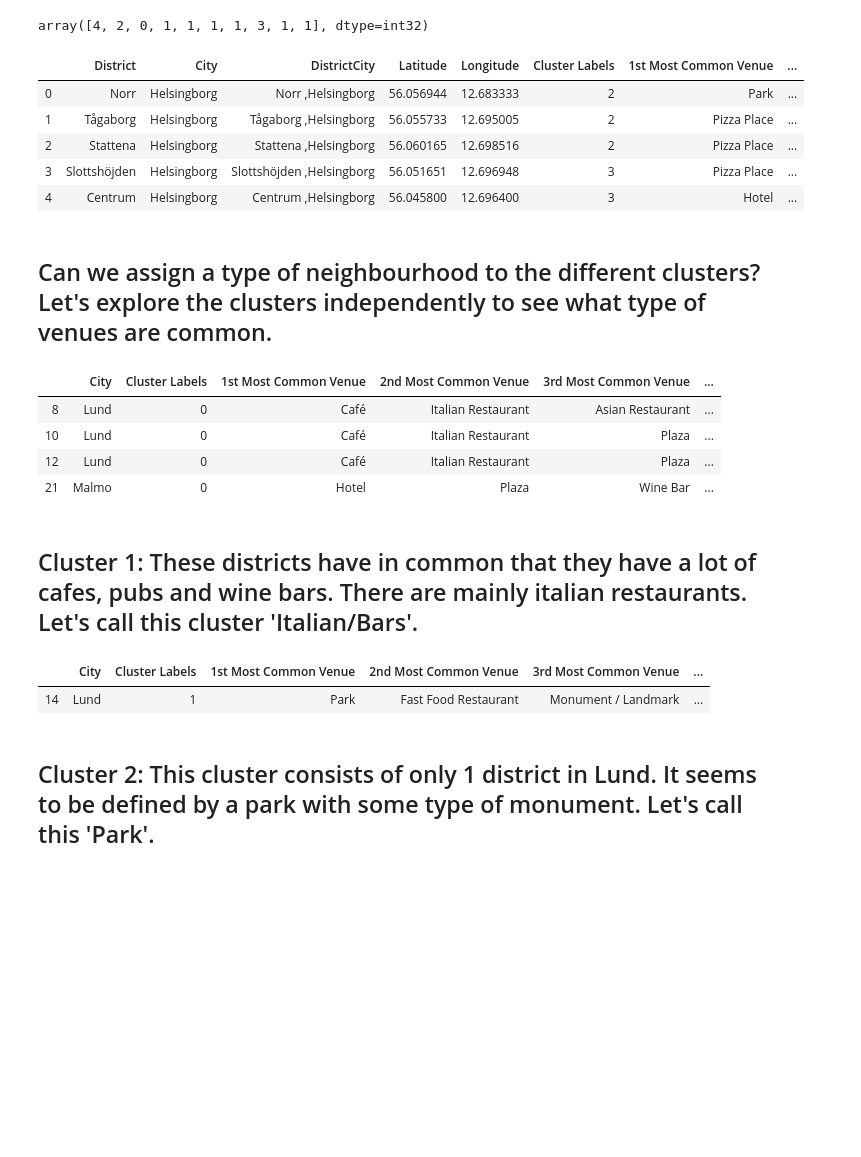
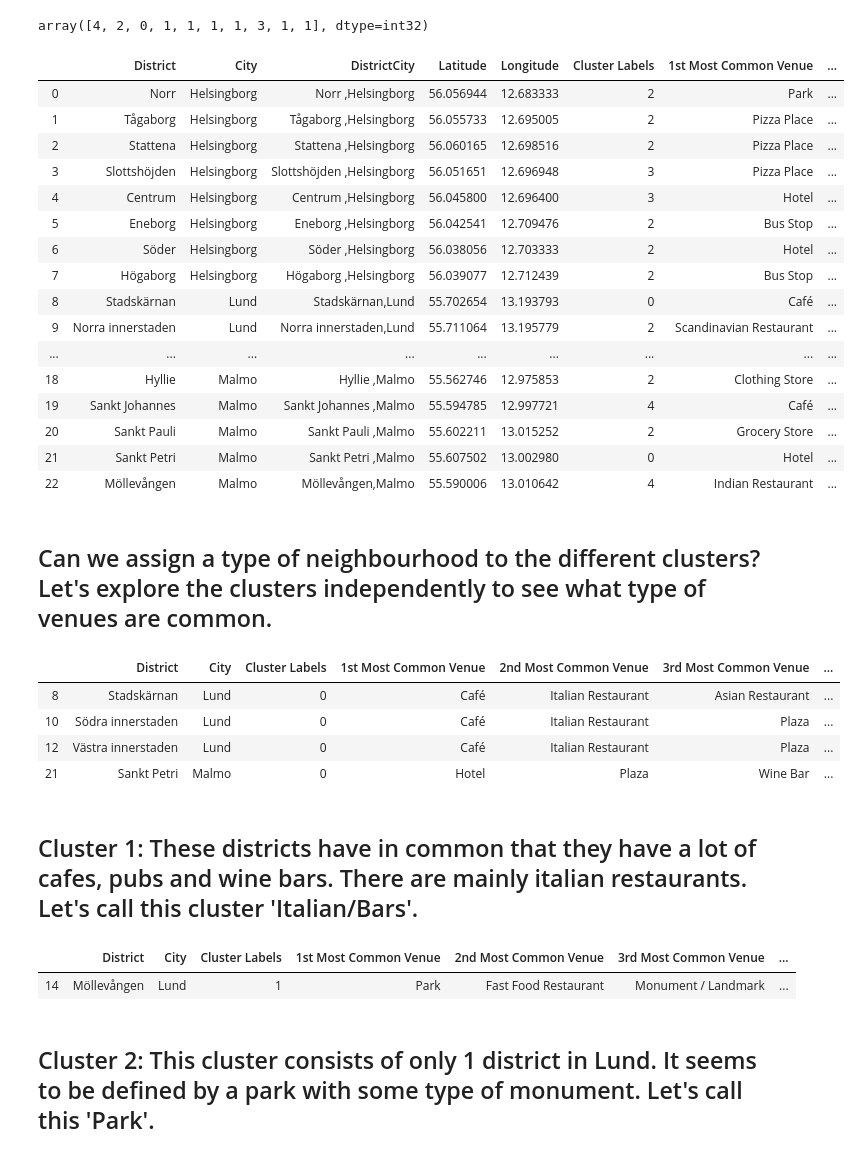
Before and after one commit to raissagithub/CourseraCapstone, a Jupyter notebook: CapstoneProject.ipynb, the cells around one changed output. Saved outputs shown, nothing was run; the diff lists cells and outputs as text; code cells hidden in the pictures; blank space fills up the shorter version.

```diff
--- a/CapstoneProject.ipynb
+++ b/CapstoneProject.ipynb
@@ -659,42 +658,53 @@ district_venues_sorted.insert(0, 'Cluster Labels', kmeans.labels_)
 # %% [output]
 array([4, 2, 0, 1, 1, 1, 1, 3, 1, 1], dtype=int32)
 # %%
-# merge toronto_grouped with toronto_data to add latitude/longitude for each neighborhood
+# merge data to add latitude/longitude for each neighborhood
 df2_merged = df2.join(district_venues_sorted.set_index('DistrictCity'), on='DistrictCity')
 
 df2_merged.head() # check the last columns!
 
 df2_merged.loc[df2_merged['Cluster Labels'] == 0, df2_merged.columns[[1] + list(range(5, df2_merged.shape[1]))]]
 df2_merged = df2_merged.reset_index().drop(columns="index")
-df2_merged.head()
+df2_merged.head(23)
 # %% [output]
 |  | District | City | DistrictCity | Latitude | Longitude | Cluster Labels | 1st Most Common Venue | ... |
 | 0 | Norr | Helsingborg | Norr ,Helsingborg | 56.056944 | 12.683333 | 2 | Park | ... |
 | 1 | Tågaborg | Helsingborg | Tågaborg ,Helsingborg | 56.055733 | 12.695005 | 2 | Pizza Place | ... |
 | 2 | Stattena | Helsingborg | Stattena ,Helsingborg | 56.060165 | 12.698516 | 2 | Pizza Place | ... |
 | 3 | Slottshöjden | Helsingborg | Slottshöjden ,Helsingborg | 56.051651 | 12.696948 | 3 | Pizza Place | ... |
 | 4 | Centrum | Helsingborg | Centrum ,Helsingborg | 56.045800 | 12.696400 | 3 | Hotel | ... |
+| 5 | Eneborg | Helsingborg | Eneborg ,Helsingborg | 56.042541 | 12.709476 | 2 | Bus Stop | ... |
+| 6 | Söder | Helsingborg | Söder ,Helsingborg | 56.038056 | 12.703333 | 2 | Hotel | ... |
+| 7 | Högaborg | Helsingborg | Högaborg ,Helsingborg | 56.039077 | 12.712439 | 2 | Bus Stop | ... |
+| 8 | Stadskärnan | Lund | Stadskärnan,Lund | 55.702654 | 13.193793 | 0 | Café | ... |
+| 9 | Norra innerstaden | Lund | Norra innerstaden,Lund | 55.711064 | 13.195779 | 2 | Scandinavian Restaurant | ... |
+| ... | ... | ... | ... | ... | ... | ... | ... | ... |
+| 18 | Hyllie | Malmo | Hyllie ,Malmo | 55.562746 | 12.975853 | 2 | Clothing Store | ... |
+| 19 | Sankt Johannes | Malmo | Sankt Johannes ,Malmo | 55.594785 | 12.997721 | 4 | Café | ... |
+| 20 | Sankt Pauli | Malmo | Sankt Pauli ,Malmo | 55.602211 | 13.015252 | 2 | Grocery Store | ... |
+| 21 | Sankt Petri | Malmo | Sankt Petri ,Malmo | 55.607502 | 13.002980 | 0 | Hotel | ... |
+| 22 | Möllevången | Malmo | Möllevången,Malmo | 55.590006 | 13.010642 | 4 | Indian Restaurant | ... |
 # %% [markdown]
 ## Can we assign a type of neighbourhood to the different clusters? Let's explore the clusters independently to see what type of venues are common.
 # %%
 # Let's examine the different clusters
 
-df2_merged.loc[df2_merged['Cluster Labels'] == 0, df2_merged.columns[[1] + list(range(5, df2_merged.shape[1]))]]
+df2_merged.loc[df2_merged['Cluster Labels'] == 0, df2_merged.columns[[0,1] + list(range(5, df2_merged.shape[1]))]]
 # %% [output]
-|  | City | Cluster Labels | 1st Most Common Venue | 2nd Most Common Venue | 3rd Most Common Venue | ... |
-| 8 | Lund | 0 | Café | Italian Restaurant | Asian Restaurant | ... |
-| 10 | Lund | 0 | Café | Italian Restaurant | Plaza | ... |
-| 12 | Lund | 0 | Café | Italian Restaurant | Plaza | ... |
-| 21 | Malmo | 0 | Hotel | Plaza | Wine Bar | ... |
+|  | District | City | Cluster Labels | 1st Most Common Venue | 2nd Most Common Venue | 3rd Most Common Venue | ... |
+| 8 | Stadskärnan | Lund | 0 | Café | Italian Restaurant | Asian Restaurant | ... |
+| 10 | Södra innerstaden | Lund | 0 | Café | Italian Restaurant | Plaza | ... |
+| 12 | Västra innerstaden | Lund | 0 | Café | Italian Restaurant | Plaza | ... |
+| 21 | Sankt Petri | Malmo | 0 | Hotel | Plaza | Wine Bar | ... |
 # %% [markdown]
 ## Cluster 1: These districts have in common that they have a lot of cafes, pubs and wine bars. There are mainly italian restaurants. Let's call this cluster 'Italian/Bars'.
 # %%
 # Let's examine the different clusters
 
-df2_merged.loc[df2_merged['Cluster Labels'] == 1, df2_merged.columns[[1] + list(range(5, df2_merged.shape[1]))]]
+df2_merged.loc[df2_merged['Cluster Labels'] == 1, df2_merged.columns[[0, 1] + list(range(5, df2_merged.shape[1]))]]
 # %% [output]
-|  | City | Cluster Labels | 1st Most Common Venue | 2nd Most Common Venue | 3rd Most Common Venue | ... |
-| 14 | Lund | 1 | Park | Fast Food Restaurant | Monument / Landmark | ... |
+|  | District | City | Cluster Labels | 1st Most Common Venue | 2nd Most Common Venue | 3rd Most Common Venue | ... |
+| 14 | Möllevången | Lund | 1 | Park | Fast Food Restaurant | Monument / Landmark | ... |
 # %% [markdown]
 ## Cluster 2: This cluster consists of only 1 district in Lund. It seems to be defined by a park with some type of monument. Let's call this 'Park'.
 # %%
```
Also changed, not shown: parts of 6 cells of this notebook.
